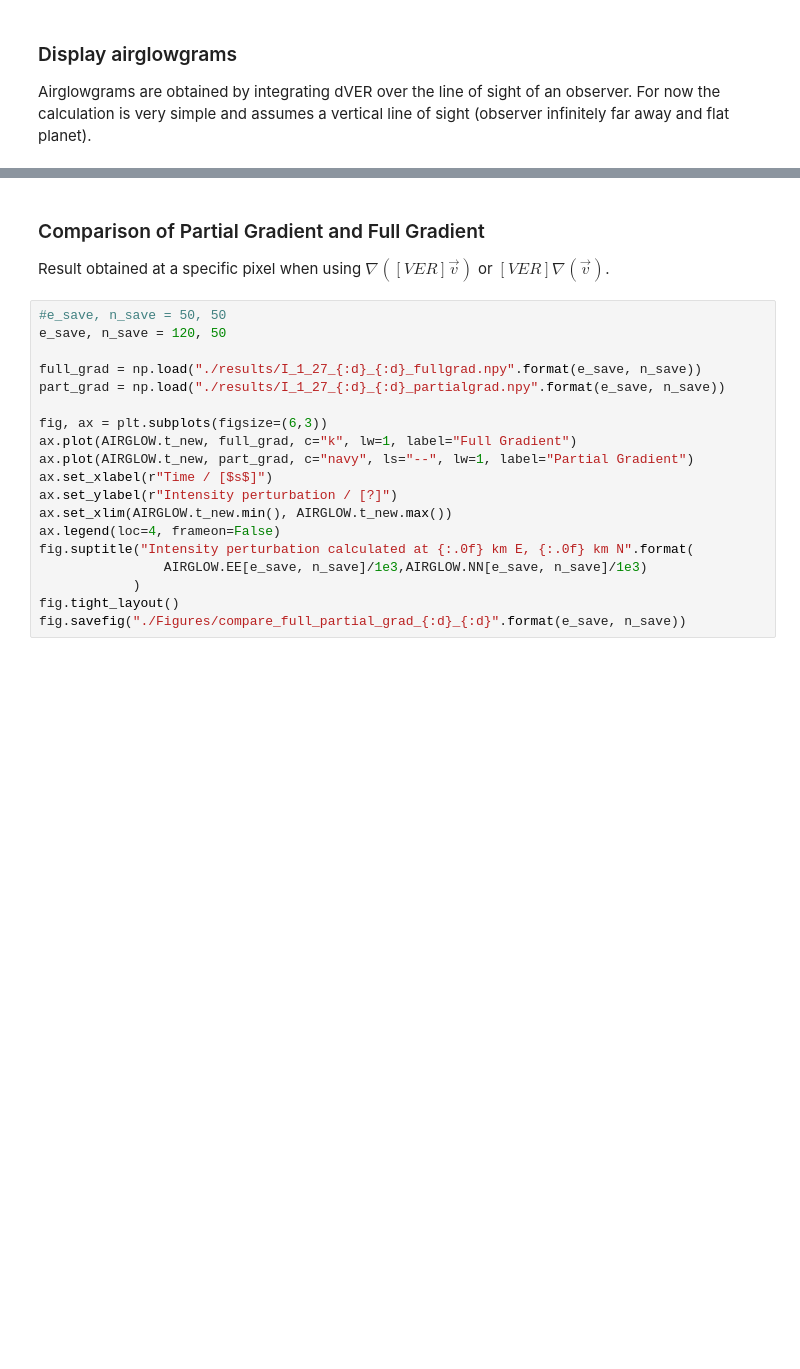
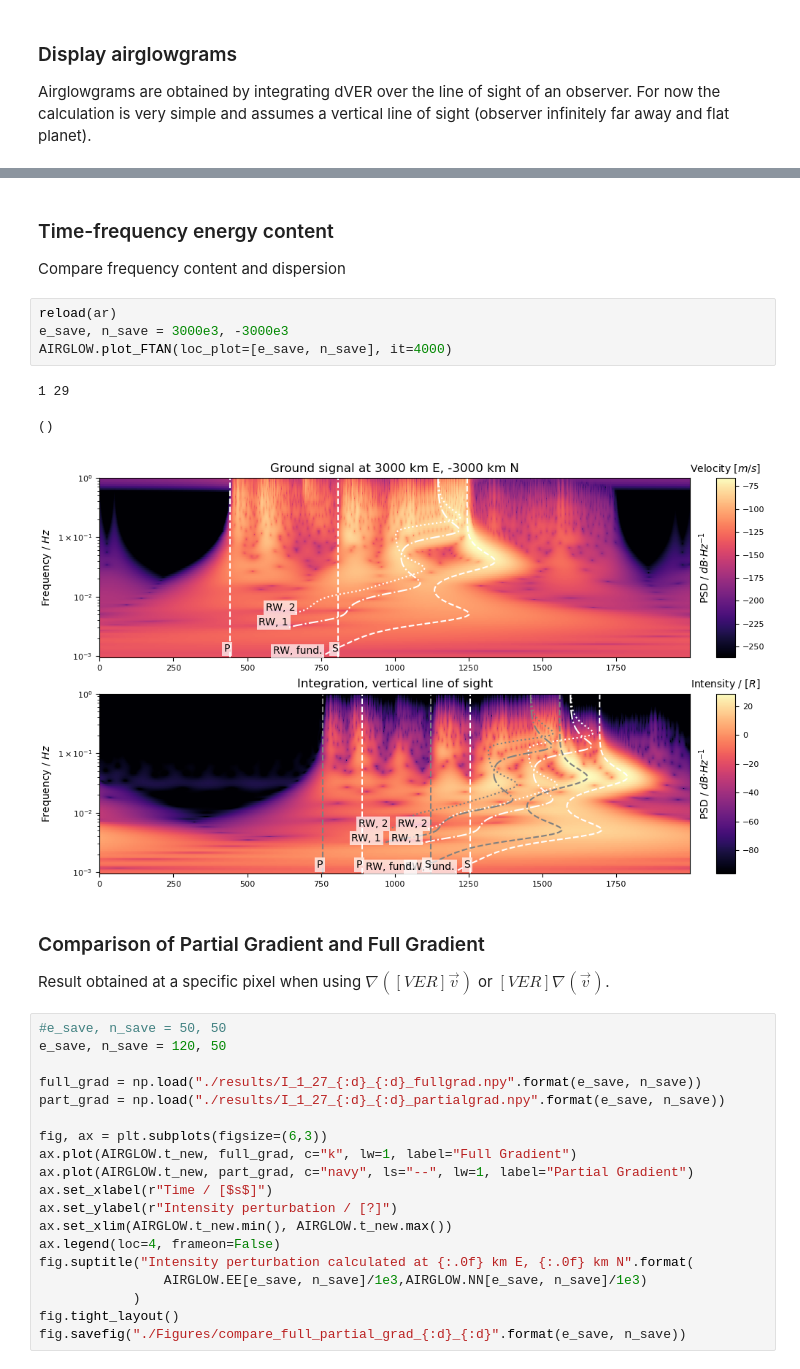
Before and after one commit to QuentinBrissaud/airglow_model, a Jupyter notebook: Test_method.ipynb, the cells around one changed output, grey strips where cells are left out. Saved outputs shown, nothing was run; the diff lists cells and outputs as text; blank space fills up the shorter version.

```diff
--- a/Test_method.ipynb
+++ b/Test_method.ipynb
@@ -150,3 +154,14 @@ AIRGLOW.plot_nightglow_images()
+# %% [markdown]
+### Time-frequency energy content
+Compare frequency content and dispersion
+# %%
+reload(ar)
+e_save, n_save = 3000e3, -3000e3
+AIRGLOW.plot_FTAN(loc_plot=[e_save, n_save], it=4000)
+# %% [output]
+1 29
+()
+[figure, added]
 # %% [markdown]
 ### Comparison of Partial Gradient and Full Gradient
 Result obtained at a specific pixel when using $\nabla([VER]\vec{v})$ or $[VER]\nabla(\vec{v})$.
```
Also changed, not shown: parts of 11 cells of this notebook, 6 other files.
